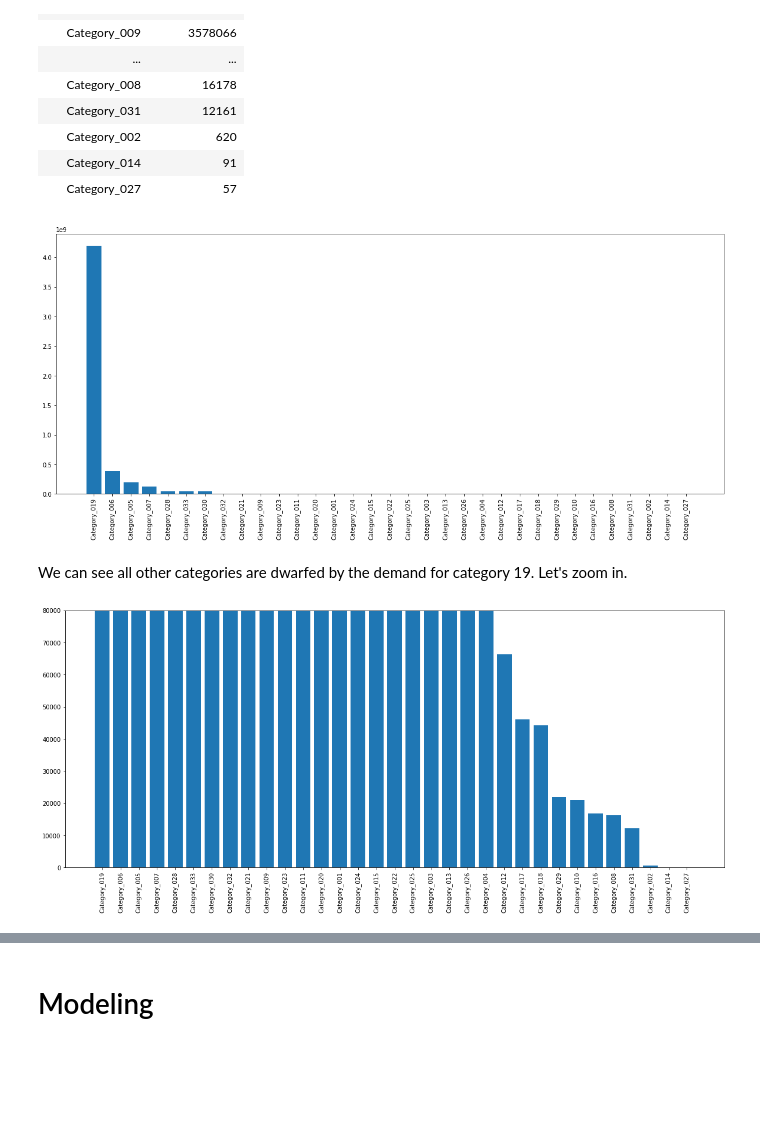
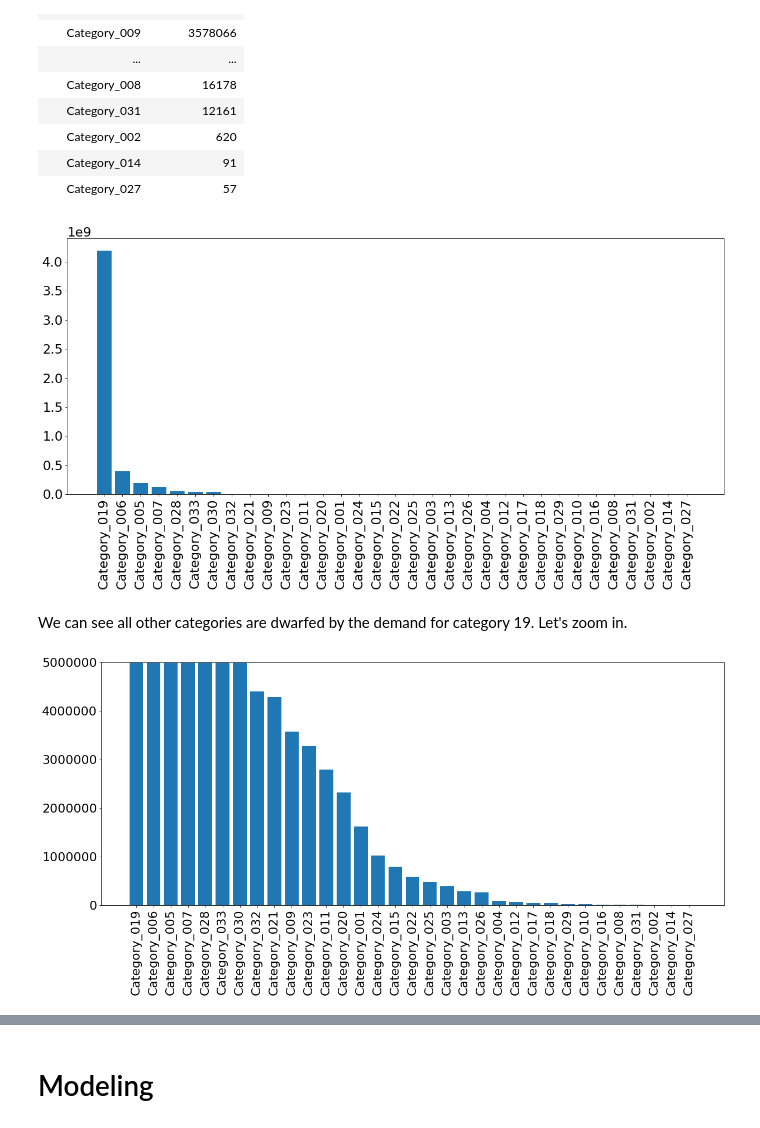
Before and after one commit to JessicaFB/Product-Demand-Forecasting, a Jupyter notebook: Predicting-Product-Demand.ipynb, the cells around one changed output, grey strips where cells are left out. Saved outputs shown, nothing was run; the diff lists cells and outputs as text; code cells hidden in the pictures; blank space fills up the shorter version.

```diff
--- a/Predicting-Product-Demand.ipynb
+++ b/Predicting-Product-Demand.ipynb
@@ -6,13 +6,24 @@
 # %% [markdown]
 # Import Packages & Data
 # %%
-# Import Packages
+# Import packages
 
 import pandas as pd
 import numpy as np
 import matplotlib.pyplot as plt
 import seaborn as sns
 from fbprophet import Prophet
+
+# Filter warnings
+import warnings
+warnings.filterwarnings('ignore')
+
+# Formatting for plots
+font = {'family' : 'sans',
+        'weight' : 'regular',
+        'size'   : 22}
+
+plt.rc('font', **font)
 # %%
 # Import Data
 
@@ -539,14 +580,18 @@ plt.bar(products, order_demand, align='center')
 plt.xticks(products, labels, rotation = 90)
 plt.show()
 # %% [output]
-[figure, old version]
+[figure, new version]
 # %% [markdown]
 We can see all other categories are dwarfed by the demand for category 19. Let's zoom in.
 # %%
+# Plot
+# Set figure
 plt.figure(figsize=(20,8))
+# Plot
 plt.bar(products, order_demand, align='center')
+# Add labels & rotate 90 degrees
 plt.xticks(products, labels, rotation = 90)
-plt.ylim((0,80000))
+plt.ylim((0,5000000))
 plt.show()
 # %% [output]
-[figure, old version]
+[figure, new version]
```
Also changed, not shown: parts of 15 cells of this notebook.
